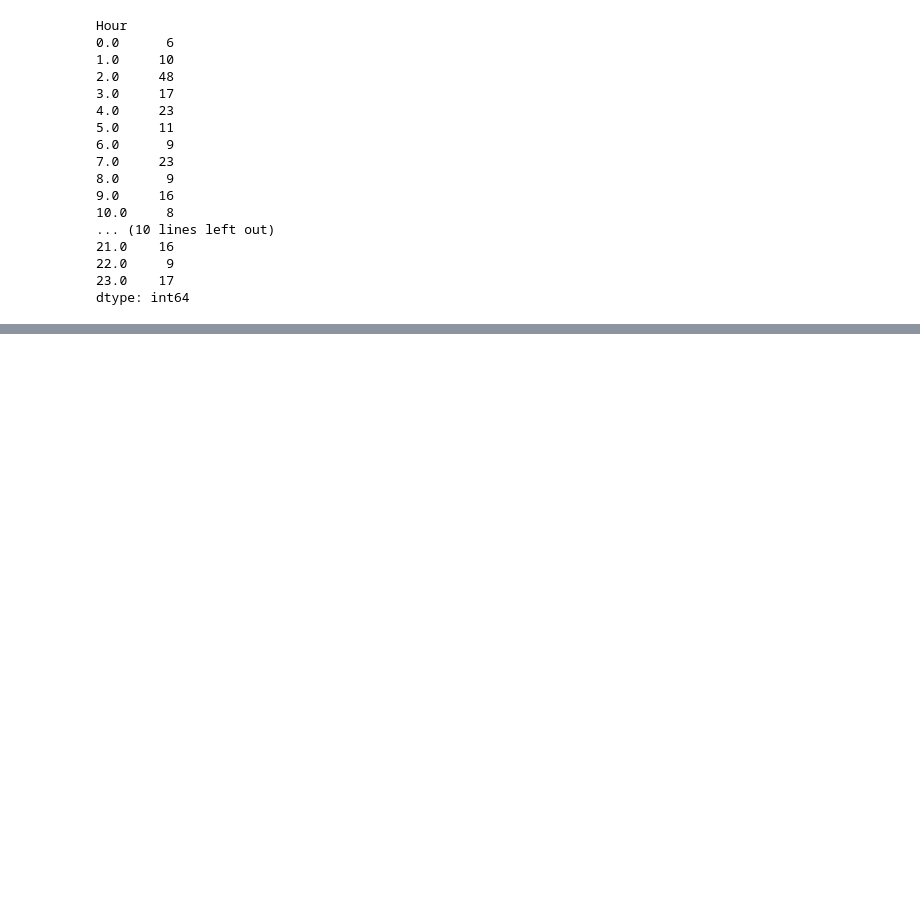
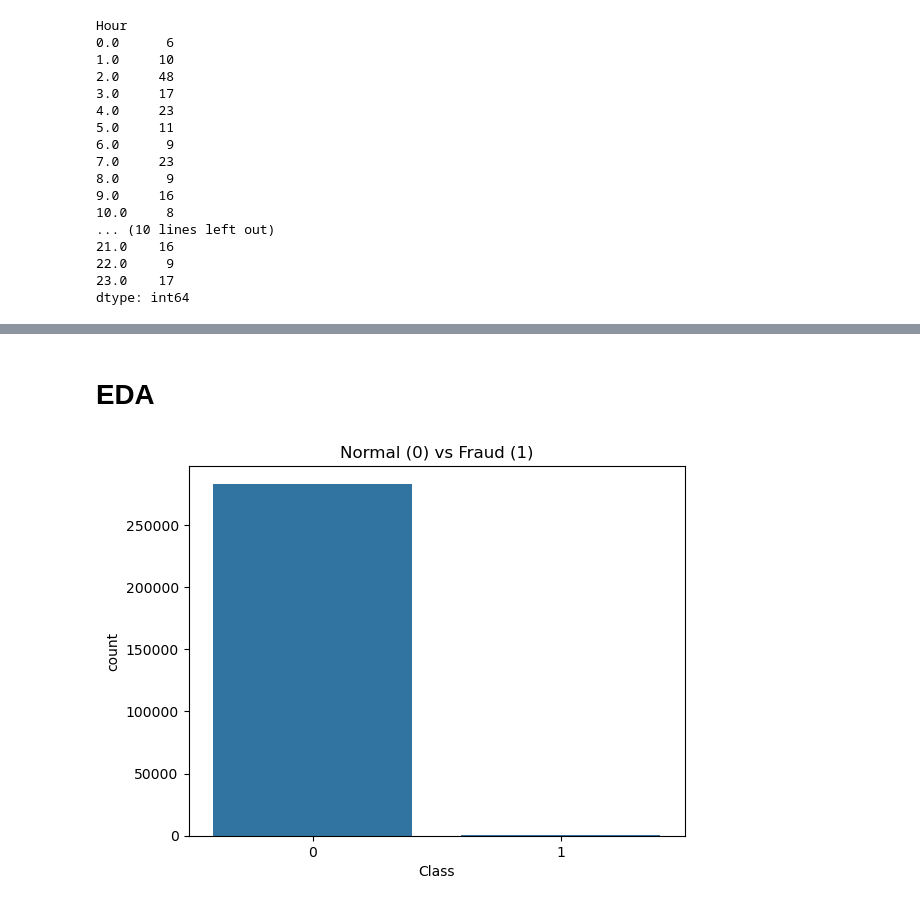
Before and after one commit to saijalkanwar/credit-card-fraud-detection, a Jupyter notebook: notebooks/01_data_understanding.ipynb, the cells around one changed output, grey strips where cells are left out. Saved outputs shown, nothing was run; the diff lists cells and outputs as text; code cells hidden in the pictures; blank space fills up the shorter version.

```diff
--- a/notebooks/01_data_understanding.ipynb
+++ b/notebooks/01_data_understanding.ipynb
@@ -177,0 +195,2 @@ dtype: int64
+# %% [markdown]
+# EDA
@@ -177,0 +201,6 @@ dtype: int64
+# %%
+sns.countplot(x="Class", data=df)
+plt.title("Normal (0) vs Fraud (1)")
+plt.show()
+# %% [output]
+[figure, added]
```
Also changed, not shown: parts of 13 cells of this notebook, 1 other file.
